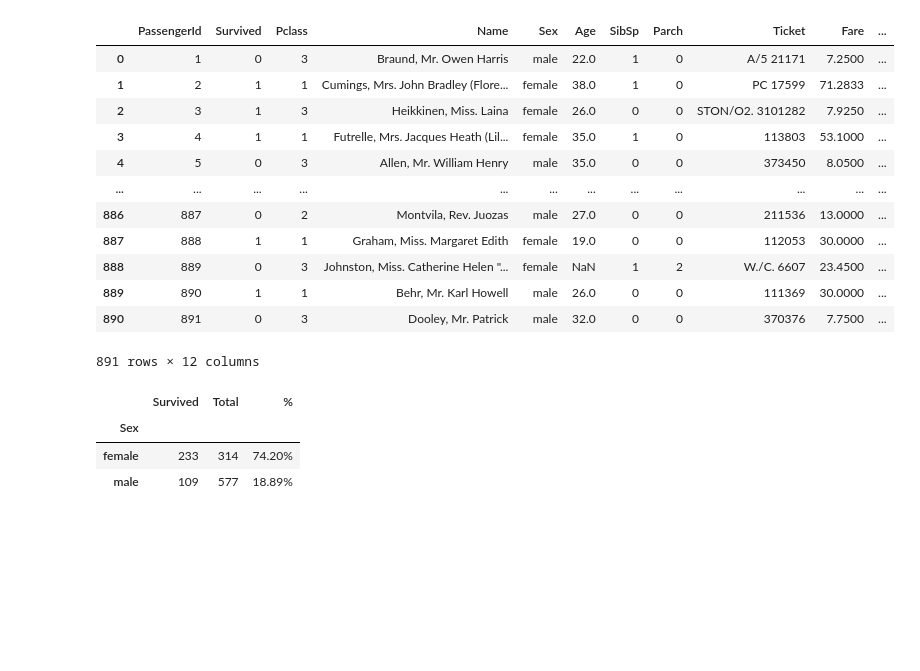
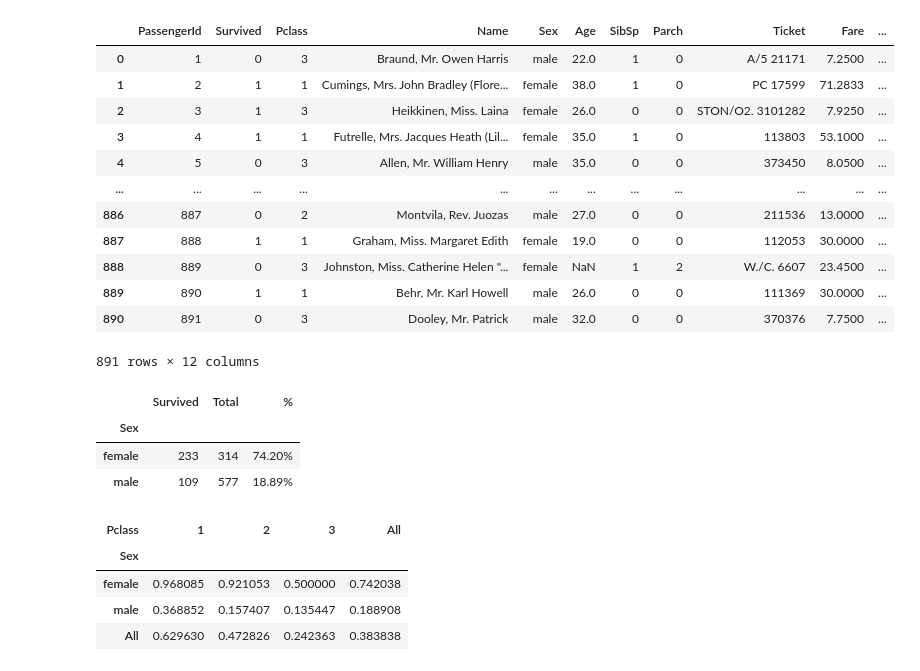
Before and after one commit to aleks-haksly/Postypashka, a Jupyter notebook: DA/01_Seminar/practice.ipynb.ipynb, the cells around one changed output. Drawn from its saved outputs; the diff is of its cells as text; code cells hidden in the pictures; blank space fills up the shorter version.

```diff
--- a/DA/01_Seminar/practice.ipynb.ipynb
+++ b/DA/01_Seminar/practice.ipynb.ipynb
@@ -52,3 +52,11 @@ data.groupby('Sex')['Survived'].agg(['sum', 'count', lambda x: f'{x.sum() / x.co
 | Sex |  |  |  |
 | female | 233 | 314 | 74.20% |
 | male | 109 | 577 | 18.89% |
+# %%
+pd.crosstab(data['Sex'], [data['Pclass']], margins=True, aggfunc='mean', values=data['Survived'])
+# %% [output]
+| Pclass | 1 | 2 | 3 | All |
+| Sex |  |  |  |  |
+| female | 0.968085 | 0.921053 | 0.500000 | 0.742038 |
+| male | 0.368852 | 0.157407 | 0.135447 | 0.188908 |
+| All | 0.629630 | 0.472826 | 0.242363 | 0.383838 |
```
Also changed, not shown: parts of 1 cell of this notebook.
